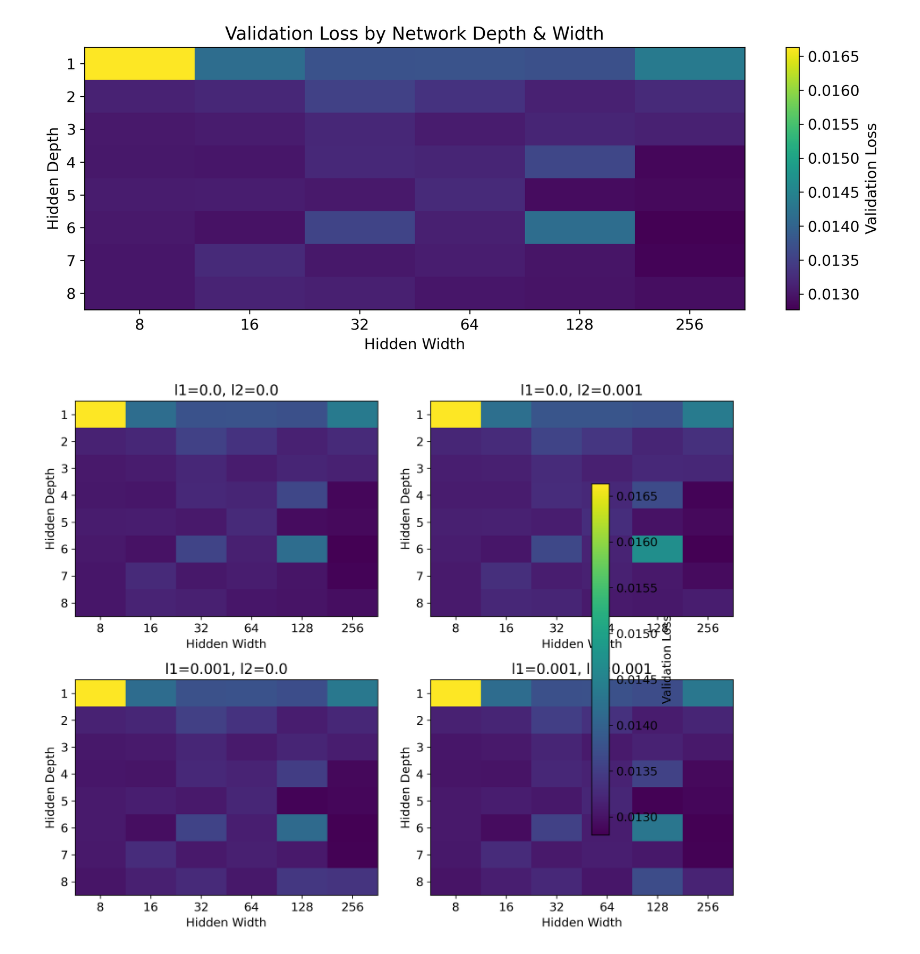
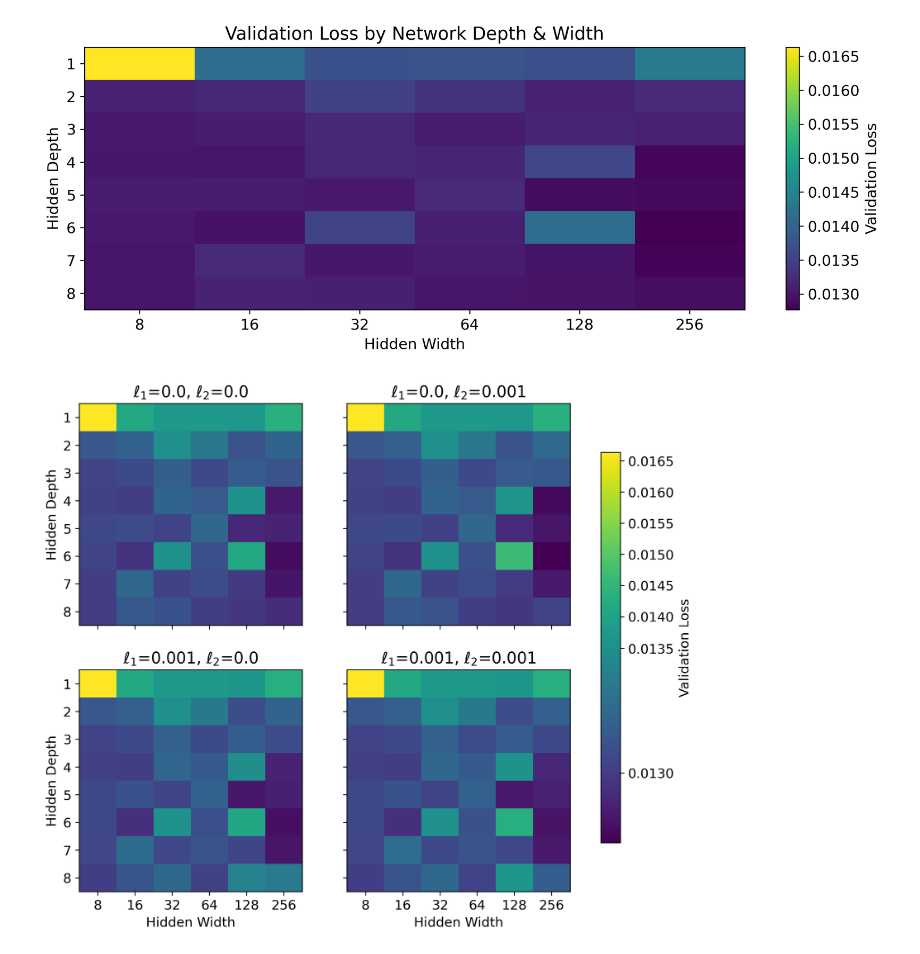
Before and after one commit to johanoelgaard/MastersThesis, a Jupyter notebook: mlp.ipynb, the cells around one changed output. Cells and saved outputs as stored; diff of their text form; code cells hidden in the pictures.

```diff
--- a/mlp.ipynb
+++ b/mlp.ipynb
@@ -1169,49 +1142,76 @@ plt.show()
 n_l1 = len(l1_space)
 n_l2 = len(weight_decay_space)
 
-fig, axes = plt.subplots(n_l1, n_l2, figsize=(5 * n_l2, 4 * n_l1), squeeze=False)
-
-# for each combination of regularization, build a loss matrix and plot
+# first pass: build and collect all the loss‐matrices so we can compute a global vmin/vmax
+all_losses = []
+loss_matrices = [[None]*n_l2 for _ in range(n_l1)]
 for i, lambda_l1 in enumerate(l1_space):
     for j, weight_decay in enumerate(weight_decay_space):
-        # pre-allocate matrix [depth × width]
-        loss_matrix = np.zeros((len(depth_space), len(width_space)))
-
+        mat = np.zeros((len(depth_space), len(width_space)))
         for di, hidden_depth in enumerate(depth_space):
             for wj, hidden_width in enumerate(width_space):
-                # reconstruct model name
                 name = (
                     f"l1{lambda_l1}_l2{weight_decay}"
                     f"_drop{dropout_space[0]}_lr{learning_rate_space[0]}"
                     f"_w{hidden_width}_d{hidden_depth}"
                 )
                 model = best_models_23[name]
                 model.eval()
-
-                # compute mean val loss
                 losses = []
                 with torch.no_grad():
                     for Xb, yb in val_loader:
                         Xb, yb = Xb.to(device), yb.to(device)
                         yp     = model(Xb)
                         losses.append(criterion(yp, yb).item())
-                loss_matrix[di, wj] = np.mean(losses)
+                mat[di, wj] = np.mean(losses)
+        loss_matrices[i][j] = mat
+        all_losses.append(mat)
 
+# global min/max
+vmin = np.min(all_losses)
+vmax = np.max(all_losses)
+# pick a center low in the range to "stretch" the bottom end
+vcenter = vmin + 0.2*(vmax - vmin)
+
+norm = TwoSlopeNorm(vmin=vmin, vcenter=vcenter, vmax=vmax)
+cmap = 'viridis'
+
+fig, axes = plt.subplots(n_l1, n_l2, figsize=(5 * n_l2, 4 * n_l1), squeeze=False)
+
+for i in range(n_l1):
+    for j in range(n_l2):
         ax = axes[i, j]
-        im = ax.imshow(loss_matrix, aspect='auto')
+        mat = loss_matrices[i][j]
+        im = ax.imshow(mat, aspect='auto', cmap=cmap, norm=norm)
+
+        # ticks & labels
         ax.set_xticks(np.arange(len(width_space)))
         ax.set_xticklabels(width_space)
         ax.set_yticks(np.arange(len(depth_space)))
         ax.set_yticklabels(depth_space)
-        ax.set_xlabel('Hidden Width')
-        ax.set_ylabel('Hidden Depth')
-        ax.set_title(f"l1={lambda_l1}, l2={weight_decay}")
 
-# share a single colorbar for all subplots
+        # only bottom row: show x-axis label
+        if i == n_l1 - 1:
+            ax.set_xlabel('Hidden Width')
+        else:
+            ax.tick_params(labelbottom=False)
+
+        # only left column: show y-axis label
+        if j == 0:
+            ax.set_ylabel('Hidden Depth')
+        else:
+            ax.tick_params(labelleft=False)
+
+        # title for each panel
+        lambda_l1 = l1_space[i]
+        weight_decay = weight_decay_space[j]
+        ax.set_title(f"$\\ell_1$={lambda_l1}, $\\ell_2$={weight_decay}")
+
+# shared colorbar
 cbar = fig.colorbar(im, ax=axes.flatten().tolist(), shrink=0.8)
 cbar.set_label('Validation Loss')
 
-plt.tight_layout()
+# plt.tight_layout()
 plt.show()
 # %% [output]
-[figure, old version]
+[figure, new version]
```
Also changed, not shown: parts of 7 cells of this notebook, 5 other files.
